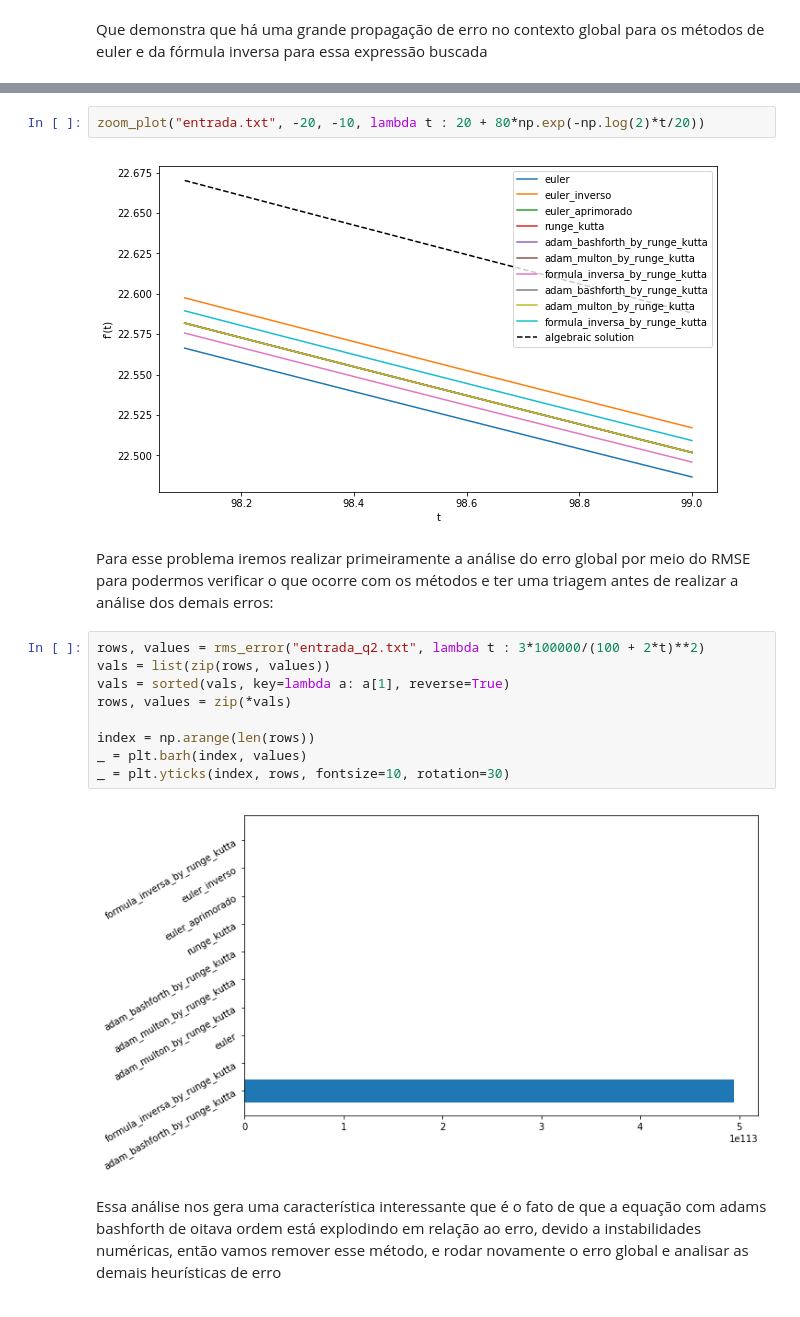
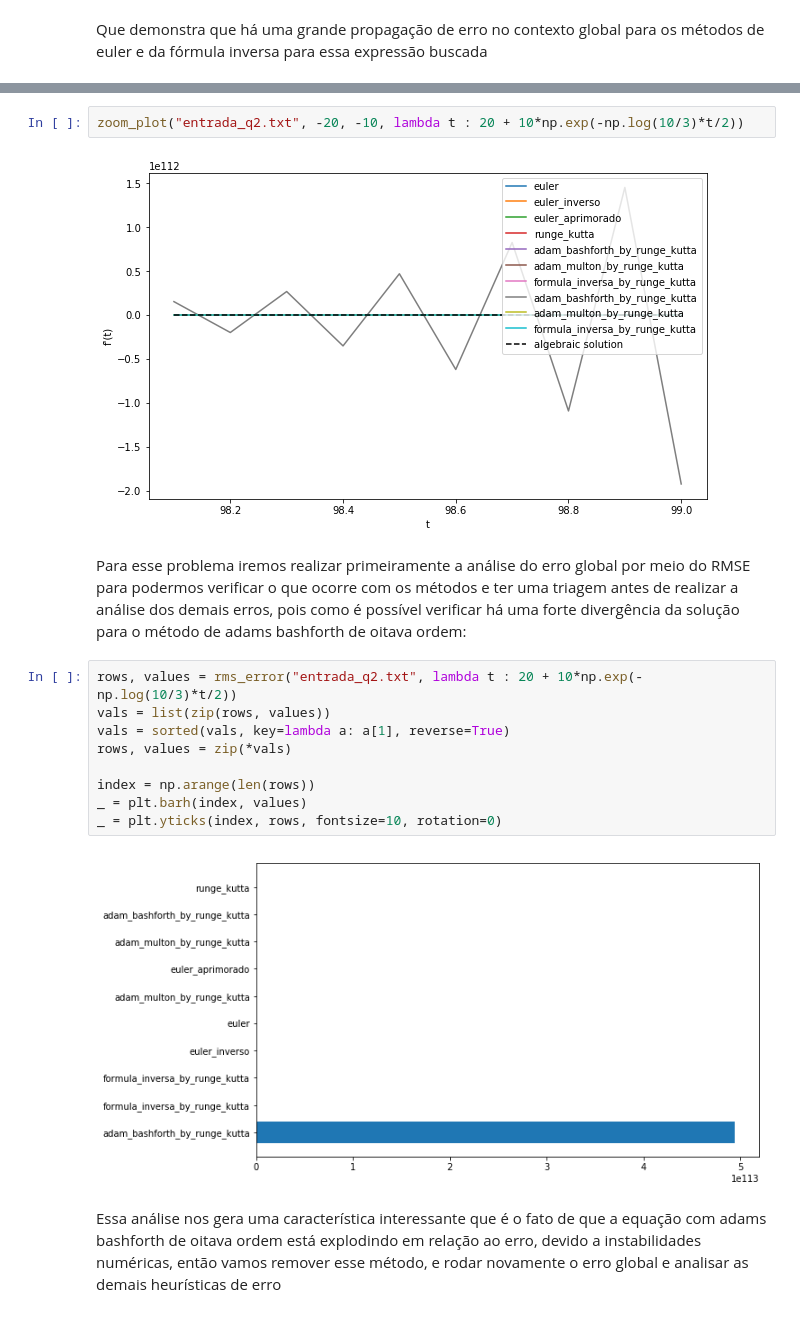
Before and after one commit to MiniMarvin/metodos_v2, a Jupyter notebook: Código-Copy1.ipynb, the cells around one changed output, grey strips where cells are left out. Saved outputs shown, nothing was run; the diff lists cells and outputs as text.

```diff
--- a/Código-Copy1.ipynb
+++ b/Código-Copy1.ipynb
@@ -1462,22 +1462,22 @@ main("entrada_q2.txt", lambda t : 20 + 80*np.exp(-np.log(2)*t/20))
 # %% [output]
 [figure]
 # %%
-zoom_plot("entrada.txt", -20, -10, lambda t : 20 + 80*np.exp(-np.log(2)*t/20))
+zoom_plot("entrada_q2.txt", -20, -10, lambda t : 20 + 10*np.exp(-np.log(10/3)*t/2))
 # %% [output]
-[figure, old version]
+[figure, new version]
 # %% [markdown]
-Para esse problema iremos realizar primeiramente a análise do erro global por meio do RMSE para podermos verificar o que ocorre com os métodos e ter uma triagem antes de realizar a análise dos demais erros:
+Para esse problema iremos realizar primeiramente a análise do erro global por meio do RMSE para podermos verificar o que ocorre com os métodos e ter uma triagem antes de realizar a análise dos demais erros, pois como é possível verificar há uma forte divergência da solução para o método de adams bashforth de oitava ordem:
 # %%
-rows, values = rms_error("entrada_q2.txt", lambda t : 3*100000/(100 + 2*t)**2)
+rows, values = rms_error("entrada_q2.txt", lambda t : 20 + 10*np.exp(-np.log(10/3)*t/2))
 vals = list(zip(rows, values))
 vals = sorted(vals, key=lambda a: a[1], reverse=True)
 rows, values = zip(*vals)
 
 index = np.arange(len(rows))
 _ = plt.barh(index, values)
-_ = plt.yticks(index, rows, fontsize=10, rotation=30)
+_ = plt.yticks(index, rows, fontsize=10, rotation=0)
 # %% [output]
-[figure, old version]
+[figure, new version]
 # %% [markdown]
 Essa análise nos gera uma característica interessante que é o fato de que a equação com adams bashforth de oitava ordem está explodindo em relação ao erro, devido a instabilidades numéricas, então vamos remover esse método, e rodar novamente o erro global e analisar as demais heurísticas de erro
 # %%
```
Also changed, not shown: parts of 14 cells of this notebook, 1 other file.
